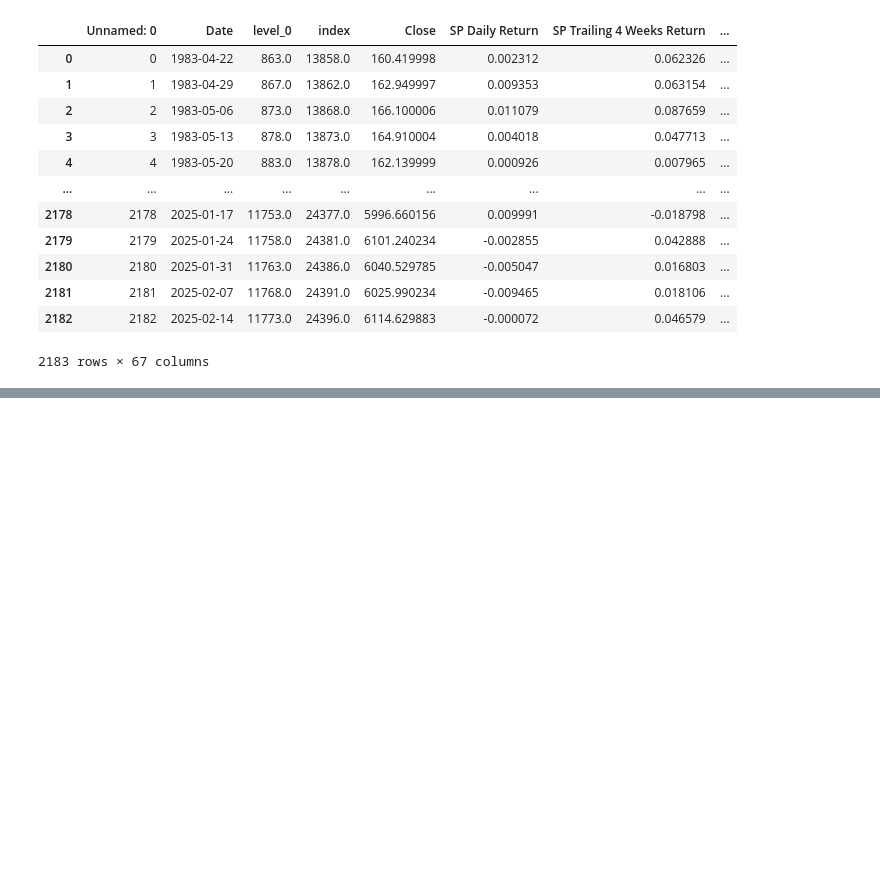
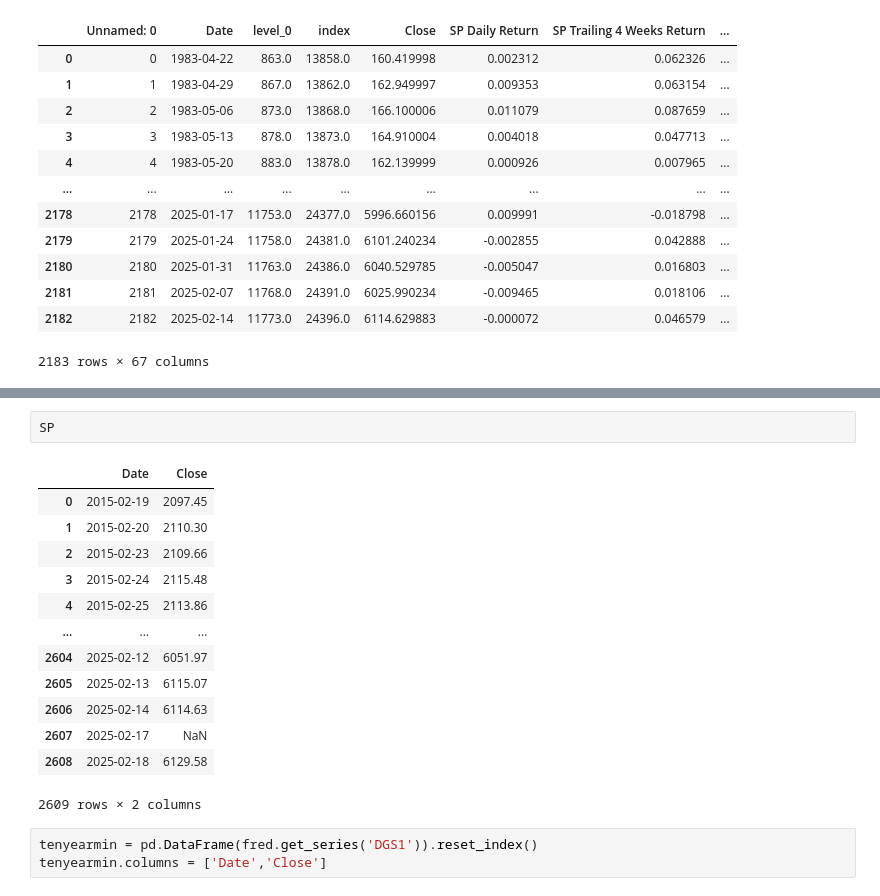
Before and after one commit to JonasHasl/finpage, a Jupyter notebook: div.ipynb, the cells around one changed output, grey strips where cells are left out. Saved outputs shown, nothing was run; the diff lists cells and outputs as text; blank space fills up the shorter version.

```diff
--- a/div.ipynb
+++ b/div.ipynb
@@ -173,0 +327,19 @@ df
+# %%
+SP
+# %% [output]
+|  | Date | Close |
+| 0 | 2015-02-19 | 2097.45 |
+| 1 | 2015-02-20 | 2110.30 |
+| 2 | 2015-02-23 | 2109.66 |
+| 3 | 2015-02-24 | 2115.48 |
+| 4 | 2015-02-25 | 2113.86 |
+| ... | ... | ... |
+| 2604 | 2025-02-12 | 6051.97 |
+| 2605 | 2025-02-13 | 6115.07 |
+| 2606 | 2025-02-14 | 6114.63 |
+| 2607 | 2025-02-17 | NaN |
+| 2608 | 2025-02-18 | 6129.58 |
+2609 rows × 2 columns
+# %%
+tenyearmin = pd.DataFrame(fred.get_series('DGS1')).reset_index()
+tenyearmin.columns = ['Date','Close']
```
Also changed, not shown: parts of 9 cells of this notebook, 1 other file.
